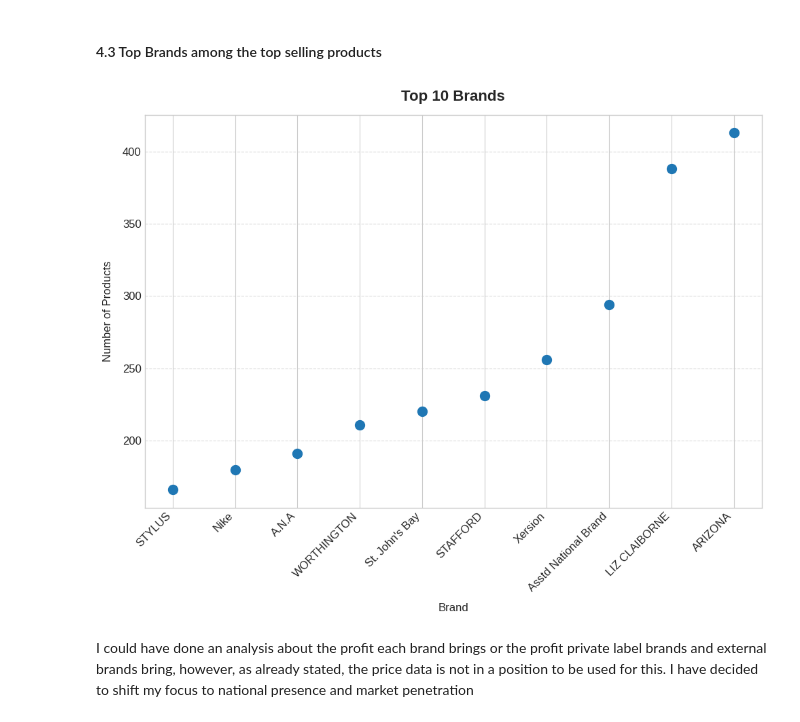
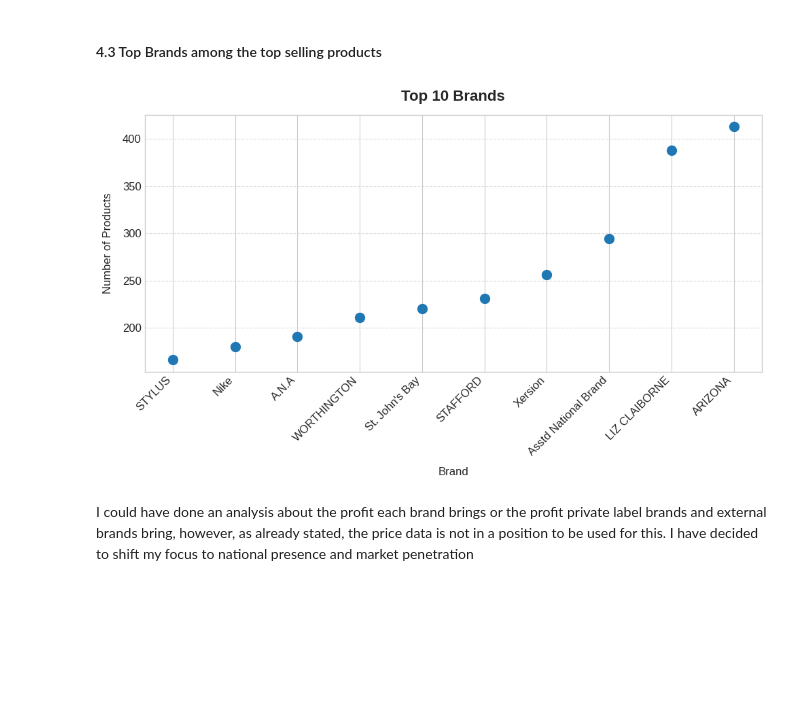
Before and after one commit to RedeemerNtumy/JCPennyConsultancyProject, a Jupyter notebook: 3549063_BD2.ipynb, the cells around one changed output. Drawn from its saved outputs; the diff is of its cells as text; code cells hidden in the pictures; blank space fills up the shorter version.

```diff
--- a/3549063_BD2.ipynb
+++ b/3549063_BD2.ipynb
@@ -382,19 +380,19 @@ top_brand_counts = products_json['brand'].value_counts().nlargest(10)
 # %%
 # Sorting in ascending order so a pattern can be seen
 top_brand_counts_asc = top_brand_counts.sort_values(ascending=True)
 # A bar chart can also be used for this
-plt.figure(figsize=(10, 8))
+plt.figure(figsize=(10, 6))
 plt.scatter(top_brand_counts_asc.index, top_brand_counts_asc.values, color='#1f77b4', s=100) # s is marker size
 plt.title('Top 10 Brands', fontsize=16, fontweight='bold', pad=15)
 plt.xlabel('Brand', fontsize=12, labelpad=10)
 plt.ylabel('Number of Products', fontsize=12, labelpad=10)
 plt.xticks(rotation = 45, ha ="right",fontsize=12)
 plt.yticks(fontsize=12)
 plt.grid(axis='y', linestyle='--', alpha=0.7)
 plt.tight_layout()
 plt.show()
 # %% [output]
-[figure, old version]
+[figure, new version]
 # %% [markdown]
 I could have done an analysis about the profit each brand brings or the profit private label brands and external brands bring, however, as already stated, the price data is not in a position to be used for this. I have decided to shift my focus to national presence and market penetration
 # %% [markdown]
```
Also changed, not shown: parts of 7 cells of this notebook.
